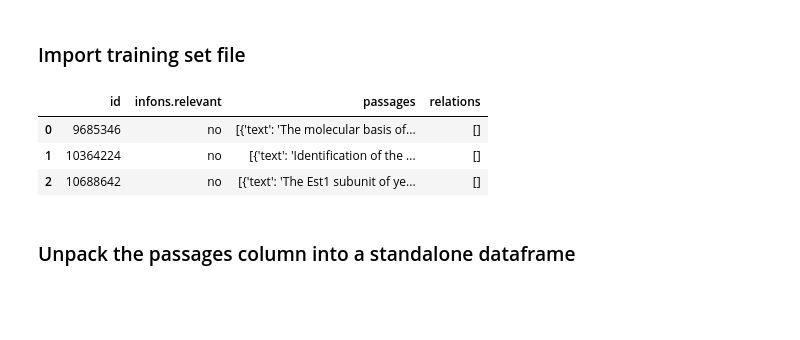
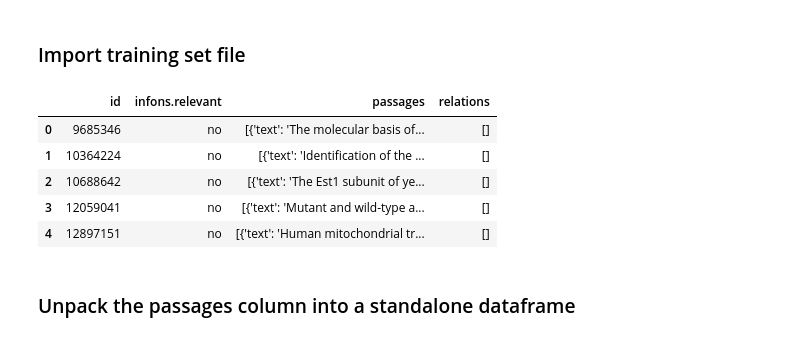
Before and after one commit to ruipsouto/biocreative-vi-4, a Jupyter notebook: Triage Task.ipynb, the cells around one changed output. Cells and saved outputs as stored; diff of their text form; code cells hidden in the pictures; blank space fills up the shorter version.

```diff
--- a/Triage Task.ipynb
+++ b/Triage Task.ipynb
@@ -13,21 +21,23 @@ wv_from_bin = gensim.models.KeyedVectors.load_word2vec_format('Pubmed-and-PMC-w2
 # %%
 import json
 import numpy as np
 
 import json
 import pandas as pd
 from pandas.io.json import json_normalize
 
 with open('PMtask_Triage_TrainingSet.json') as json_file:
     data = json.load(json_file)
 
 documents = json_normalize(data['documents'])
-documents.head(3)
+documents.head()
 # %% [output]
 |  | id | infons.relevant | passages | relations |
 | 0 | 9685346 | no | [{'text': 'The molecular basis of... | [] |
 | 1 | 10364224 | no | [{'text': 'Identification of the ... | [] |
 | 2 | 10688642 | no | [{'text': 'The Est1 subunit of ye... | [] |
+| 3 | 12059041 | no | [{'text': 'Mutant and wild-type a... | [] |
+| 4 | 12897151 | no | [{'text': 'Human mitochondrial tr... | [] |
 # %% [markdown]
 ### Unpack the passages column into a standalone dataframe
 # %%
```
Also changed, not shown: parts of 17 cells of this notebook, 1 other file.
